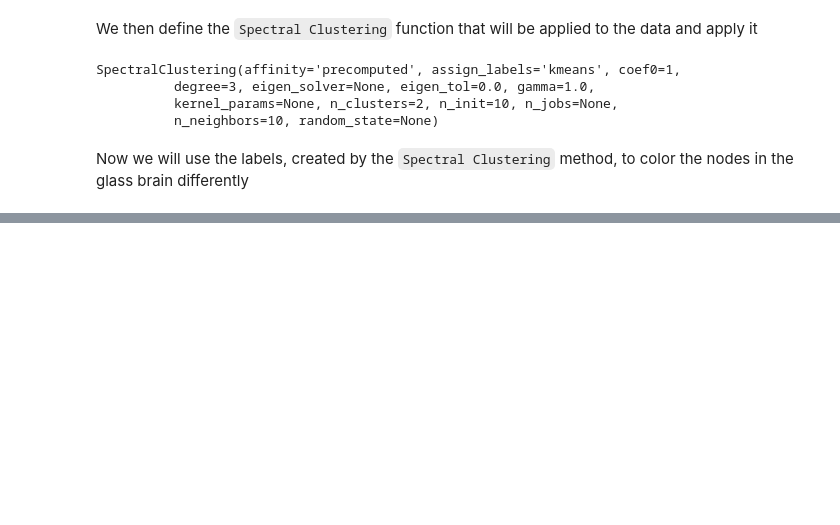
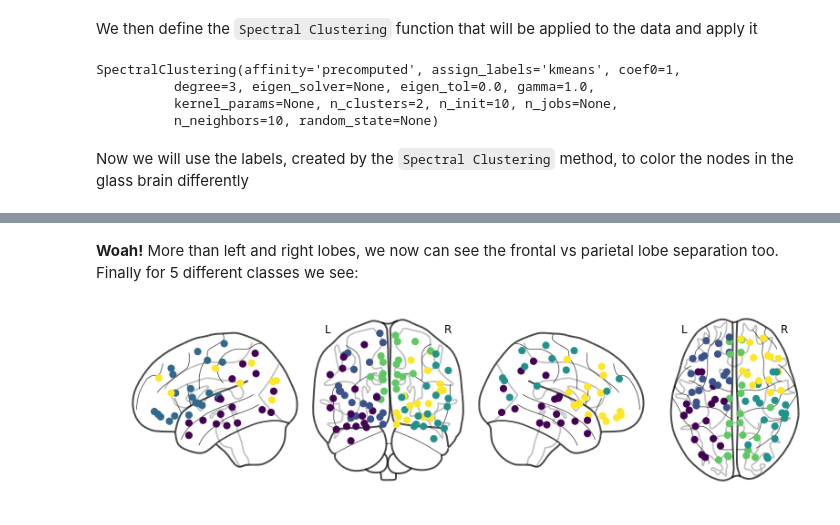
Before and after one commit to pfdamasceno/spectral_decomposition, a Jupyter notebook: spectral_decomposition.ipynb, the cells around one changed output, grey strips where cells are left out. Cells and saved outputs as stored; diff of their text form; code cells hidden in the pictures; blank space fills up the shorter version.

```diff
--- a/spectral_decomposition.ipynb
+++ b/spectral_decomposition.ipynb
@@ -112,0 +134,11 @@ plot_glass_brains(color)
+# %% [markdown]
+**Woah!** More than left and right lobes, we now can see the frontal vs parietal lobe separation too.
+Finally for 5 different classes we see:
+# %%
+spectral   = sklearn.cluster.SpectralClustering(n_clusters=5, affinity='precomputed') #we choose to classify the data into 2 clusters
+patient_ID = 0
+spectral.fit(kernelized_matrices[patient_ID])
+color = spectral.labels_
+plot_glass_brain(color)
+# %% [output]
+[figure, added]
```
Also changed, not shown: parts of 9 cells of this notebook, 1 other file.
